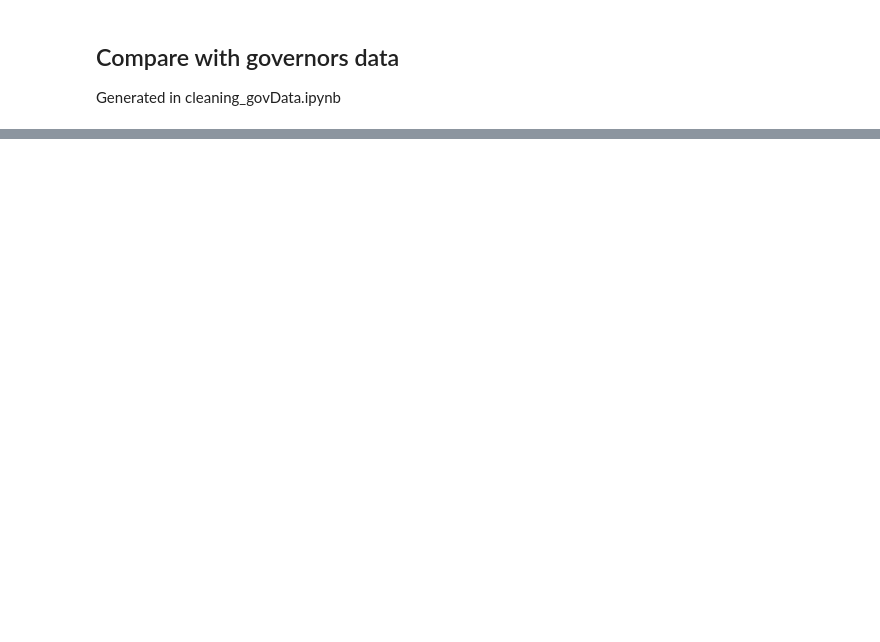
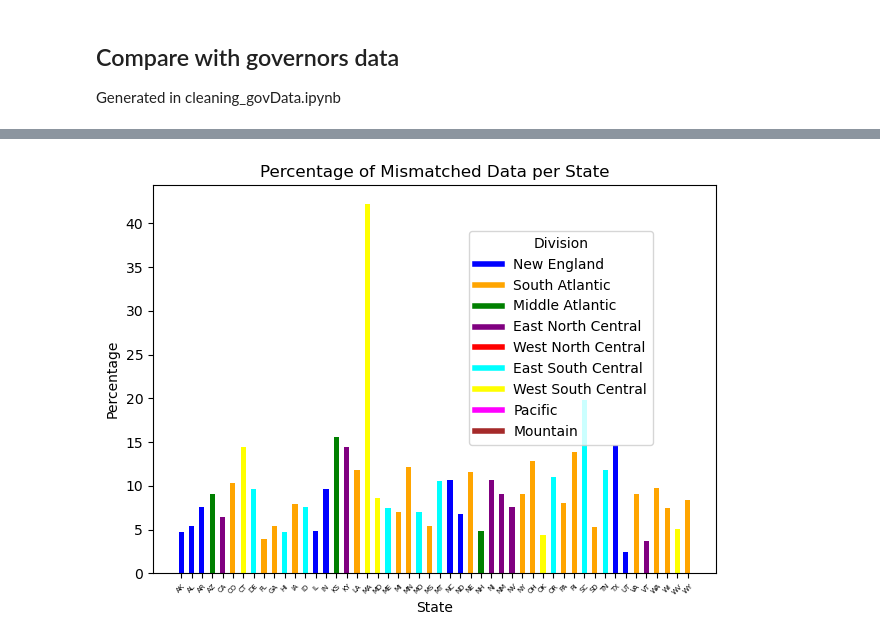
Before and after one commit to batShimon/similarity_data, a Jupyter notebook: merging_Klarner_and_ICPSR.ipynb, the cells around one changed output, grey strips where cells are left out. Saved outputs shown, nothing was run; the diff lists cells and outputs as text; code cells hidden in the pictures; blank space fills up the shorter version.

```diff
--- a/merging_Klarner_and_ICPSR.ipynb
+++ b/merging_Klarner_and_ICPSR.ipynb
@@ -1076,49 +1634,88 @@ assert color in ['region', 'division'], "color must be 'region' or 'division'"
 # Assign colors based on the 'region' column
 if color == 'region':
     region_colors = {
-        'South': 'blue', 'West': 'green', 'Northeast': 'orange', 'Midwest': 'purple'
+        'South': 'orange', 'West': 'magenta', 'Northeast': 'blue', 'Midwest': 'purple'
     }
 
     colors = mismatched_rows['region'].map(region_colors)
 
 # Assign colors based on the 'division' column
 if color == "division":
     division_colors = {
     'New England': 'blue',
     'South Atlantic': 'orange',
     'Middle Atlantic': 'green',
     'East North Central': 'purple',
     'West North Central': 'red',
     'East South Central': 'cyan',
     'West South Central': 'yellow',
     'Pacific': 'magenta',
     'Mountain': 'brown'
 }
 
     # Assign colors directly using the 'division' column
     colors = mismatched_rows['division'].map(division_colors)
 
     # Handle any missing divisions by filling with a default color (e.g., 'gray')
     colors = colors.fillna('gray')
 
+# Ensure mapping of total states from final_df aligns with mismatched_rows
+if color == 'region':
+    state_colors = regions.set_index('state_abbrev')['region'].map(region_colors)
+if color == 'division':
+    state_colors = regions.set_index('state_abbrev')['division'].map(division_colors)
 
-state_counts = mismatched_rows['state_abbrev'].value_counts()
 
-# Plot the frequency of observations per state
-plt.bar(state_counts.index, state_counts.values, color = colors, width=0.5)
+# Count total observations per state in final_df
+total_state_counts = final_df['state_abbrev'].value_counts()
+
+# Count mismatched observations per state
+mismatched_state_counts = mismatched_rows['state_abbrev'].value_counts()
+
+# Calculate the percentage of mismatched rows per state
+state_percentages = (mismatched_state_counts / total_state_counts) * 100
+
+# Ensure plot colors align with the calculated state_percentages
+plot_colors = state_colors.loc[state_percentages.index]
+
+# Plot the percentage of observations per state
+plt.bar(state_percentages.index, state_percentages.values, color=colors, width=0.5)
 plt.xlabel('State')
-plt.ylabel('Frequency')
-plt.title('Mismatched data per State')
+plt.ylabel('Percentage')
+plt.title('Percentage of Mismatched Data per State')
 plt.xticks(rotation=45, fontsize=5)
 
-# Add legend for divisions
-handles = [plt.Line2D([0], [0], color=color, lw=4) for color in division_colors.values()]
-labels = division_colors.keys()
-plt.legend(handles, labels, title='Division', bbox_to_anchor=(1.05, 1), loc='upper left')
+if color == 'division':
+    # Add legend for divisions
+    handles = [plt.Line2D([0], [0], color=color, lw=4) for color in division_colors.values()]
+    labels = division_colors.keys()
+
+    # Place the legend inside the plot
+    plt.legend(
+        handles, labels, title='Division',
+        loc='upper right',
+        bbox_to_anchor=(0.90, 0.90),
+        frameon=True
+    )
+
+if color == 'region':
+    # Add legend for regions
+    handles = [plt.Line2D([0], [0], color=color, lw=4) for color in region_colors.values()]
+    labels = region_colors.keys()
+
+    # Place the legend inside the plot
+    plt.legend(
+        handles, labels, title='Region',
+        loc='upper right',
+        bbox_to_anchor=(0.90, 0.90),
+        frameon=True
+    )
 
 plt.tight_layout()
 
 plt.show()
+# %% [output]
+[figure, added]
 # %%
 color = 'region'
 assert color in ['region', 'division'], "color must be 'region' or 'division'"
```
Also changed, not shown: parts of 74 cells of this notebook.
